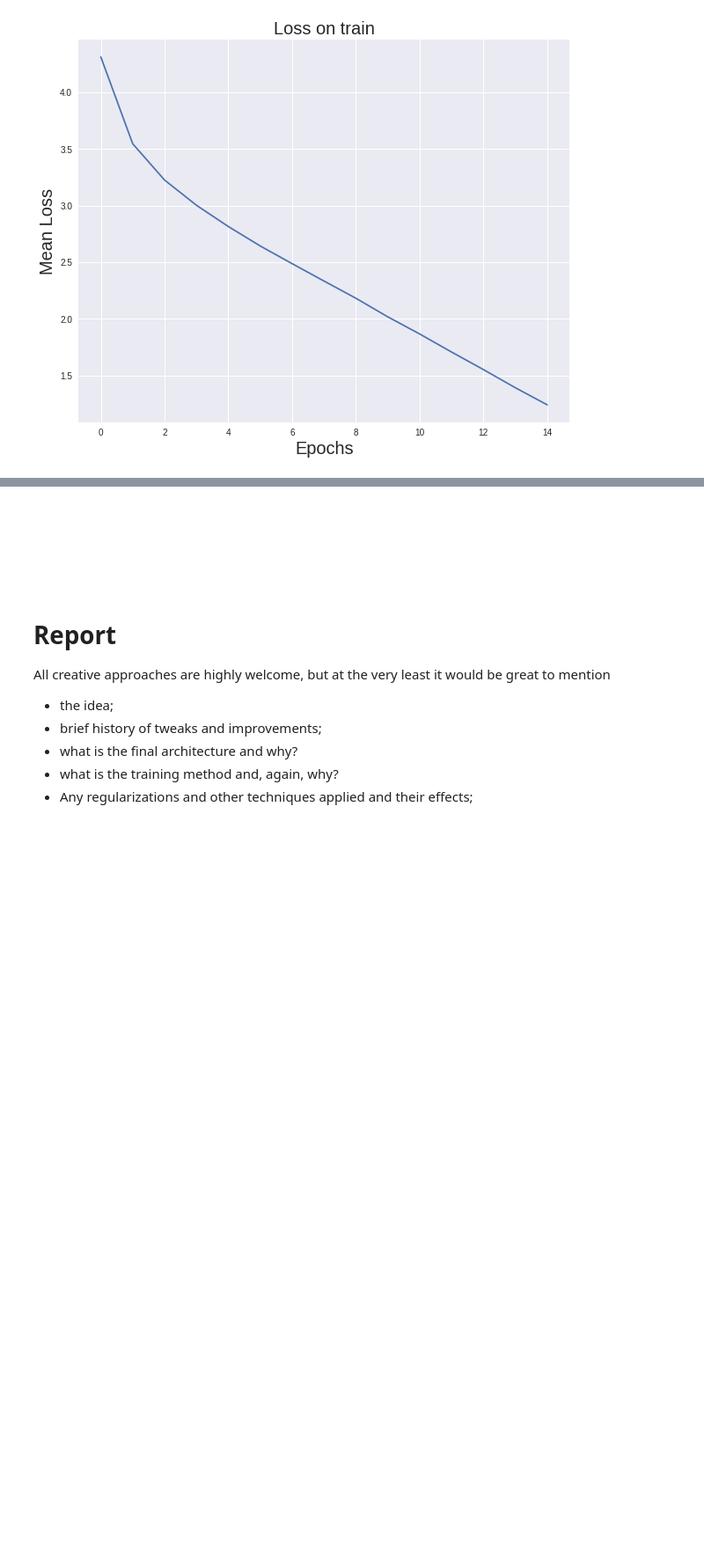
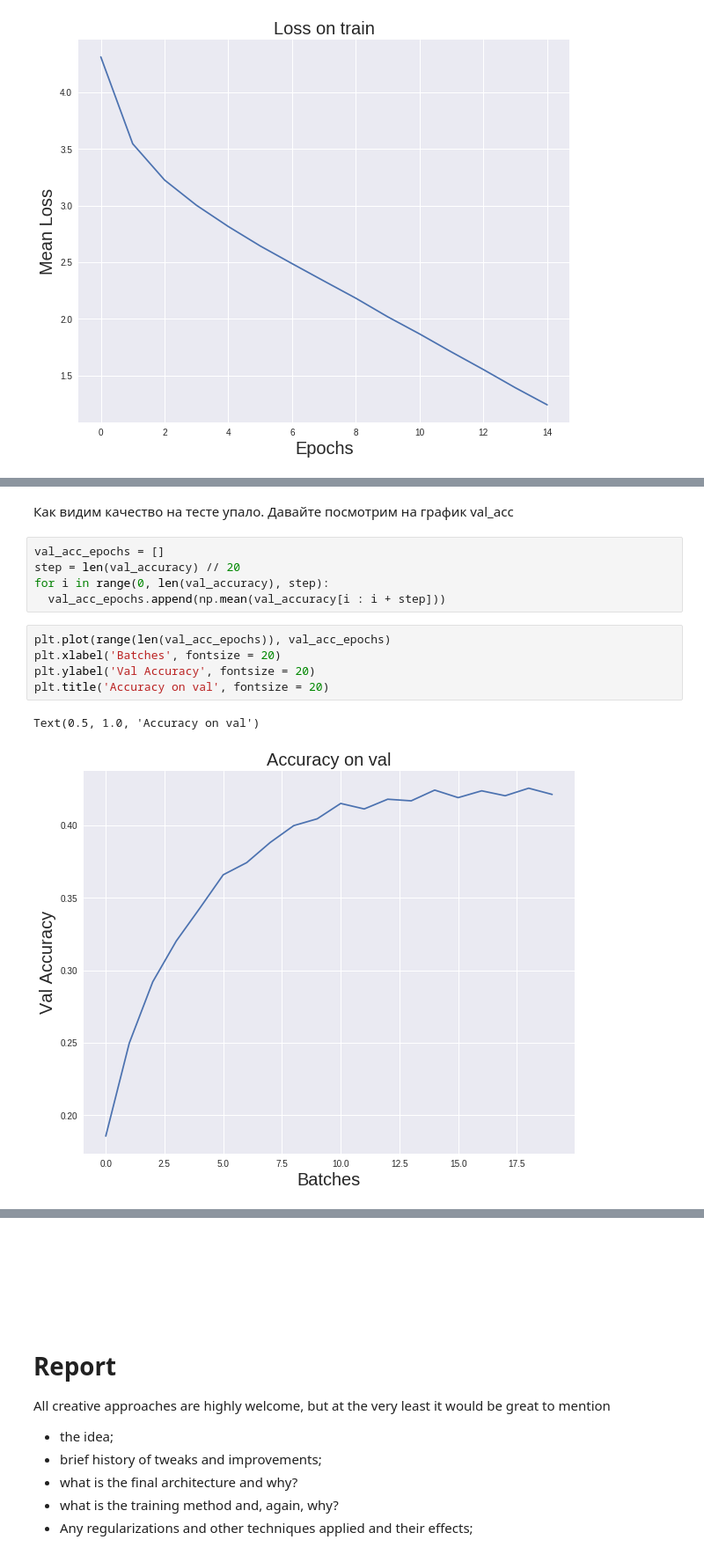
Before and after one commit to Radi4/DL_colab, a Jupyter notebook: homework_part2_solved.ipynb, the cells around one changed output, grey strips where cells are left out. Shown at 88% size. Saved outputs shown, nothing was run; the diff lists cells and outputs as text; blank space fills up the shorter version.

```diff
--- a/homework_part2_solved.ipynb
+++ b/homework_part2_solved.ipynb
@@ -416,0 +507,15 @@ Achievement unlocked: 110lvl Warlock!
+# %% [markdown]
+Как видим качество на тесте упало. Давайте посмотрим на график val_acc
+# %%
+val_acc_epochs = []
+step = len(val_accuracy) // 20
+for i in range(0, len(val_accuracy), step):
+  val_acc_epochs.append(np.mean(val_accuracy[i : i + step]))
+# %%
+plt.plot(range(len(val_acc_epochs)), val_acc_epochs)
+plt.xlabel('Batches', fontsize = 20)
+plt.ylabel('Val Accuracy', fontsize = 20)
+plt.title('Accuracy on val', fontsize = 20)
+# %% [output]
+Text(0.5, 1.0, 'Accuracy on val')
+[figure, added]
```
Also changed, not shown: parts of 17 cells of this notebook.
